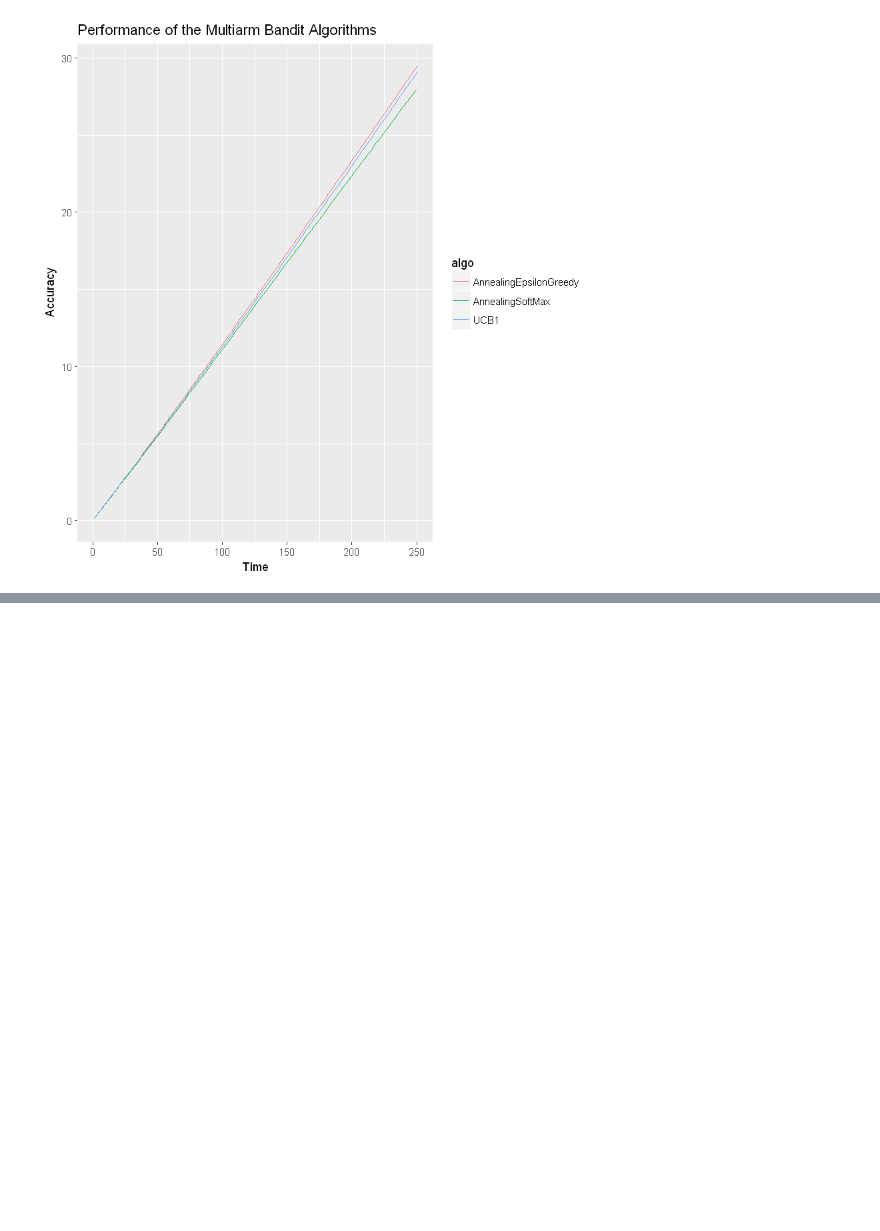
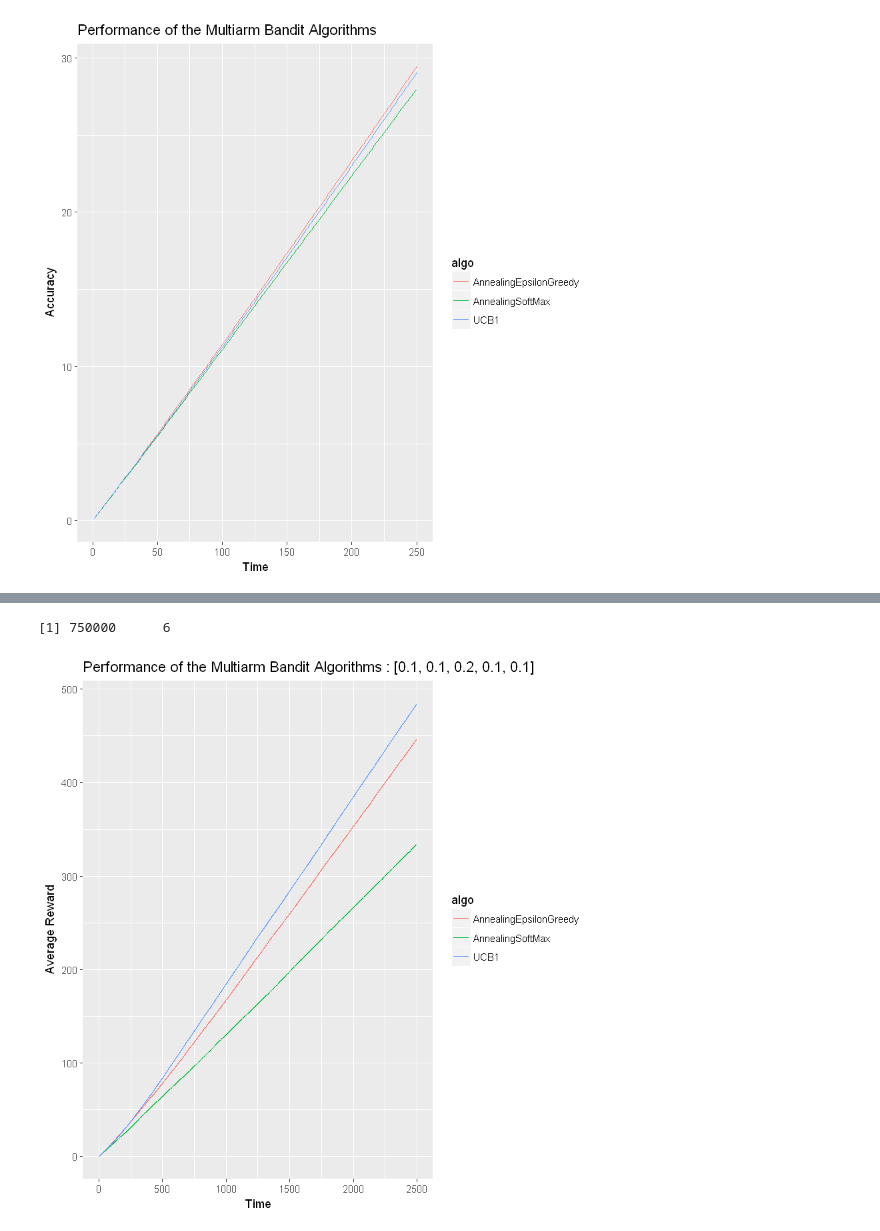
Before and after one commit to viswanath57/Bandit-Algorithms, a Jupyter notebook: Visualizing Bandit Algorithm Results.ipynb, the cells around one changed output, grey strips where cells are left out. Cells and saved outputs as stored; diff of their text form; code cells hidden in the pictures; blank space fills up the shorter version.

```diff
--- a/Visualizing Bandit Algorithm Results.ipynb
+++ b/Visualizing Bandit Algorithm Results.ipynb
@@ -378,0 +434,23 @@ names(df) <- c("algo", "Sim", "T", "ChosenArm", "Reward", "CumulativeReward")
+# %%
+df <- read.table("D:/BanditsSimulationDataSets/all_algorithms_results_[0.1, 0.1, 0.2, 0.1, 0.1]_2500times_100simulations.tsv", sep = '\t')
+names(df) <- c("algo", "Sim", "T", "ChosenArm", "Reward", "CumulativeReward")
+
+# Less simulations more variability
+# %%
+dim(df)
+library("plyr")
+library("ggplot2")
+
+
+# Plot average reward as a function of time.
+stats <- ddply(df,
+               c("algo", "T"),
+               function (df) {mean(df$CumulativeReward)})
+ggplot(stats, aes(x = T, y = V1, group = algo, color = algo)) +
+  geom_line() +
+  xlab("Time") +
+  ylab("Average Reward") +
+  ggtitle("Performance of the Multiarm Bandit Algorithms : [0.1, 0.1, 0.2, 0.1, 0.1]")
+# %% [output]
+[1] 750000      6
+[figure, added]
```
Also changed, not shown: parts of 6 cells of this notebook, 2 other files.
